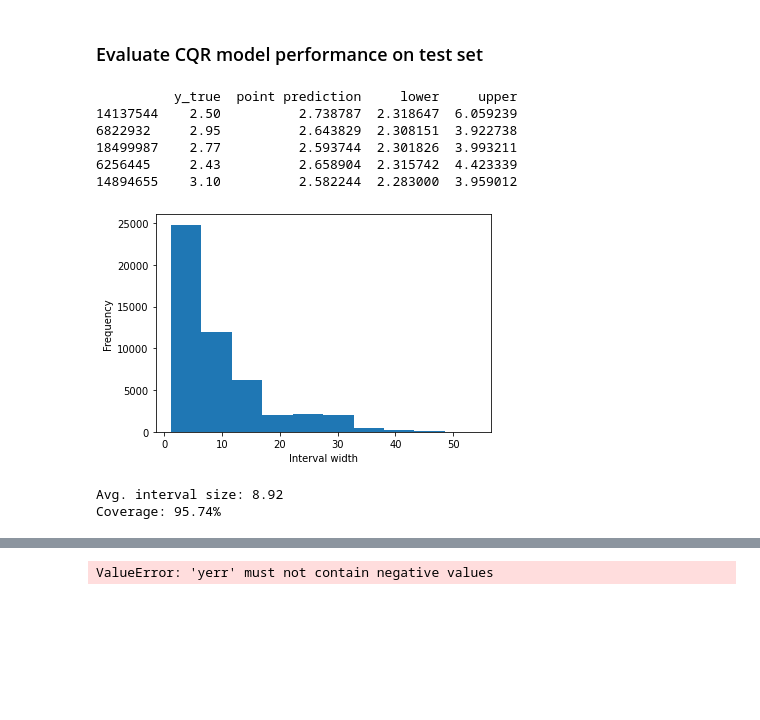
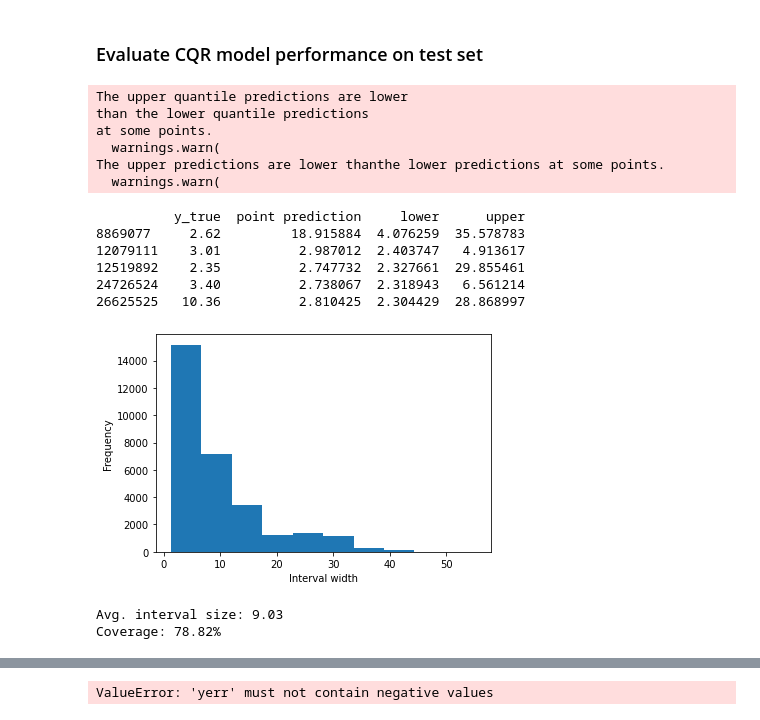
Before and after one commit to Geethen/GEEConformal, a Jupyter notebook: example_usuage/GEDI/NB2_ModelSelection.ipynb, the cells around one changed output, grey strips where cells are left out. Saved outputs shown, nothing was run; the diff lists cells and outputs as text; code cells hidden in the pictures; blank space fills up the shorter version.

```diff
--- a/example_usuage/GEDI/NB2_ModelSelection.ipynb
+++ b/example_usuage/GEDI/NB2_ModelSelection.ipynb
@@ -554,45 +578,51 @@ y_test = pd.read_feather(os.path.join(base_directory,"test.feather"), columns =
 # mapie = load(r'C:\Users\coach\myfiles\postdoc\Uncertainty\models\CQR_GEDIHeight07122023.joblib')
 
 # Take a sample of the test set - faster
-# nSamples = 30000
+nSamples = 300000
 # make predictions
-y_pred, y_pis = mapie.predict(X_test)#.sample(nSamples, random_state=44)
+y_pred, y_pis = mapie.predict(X_test.sample(nSamples, random_state=44))#
 
 # Create a dataframe of results
-predictions = y_test.copy()#.sample(nSamples)
+predictions = y_test.copy().sample(nSamples)
 predictions.columns = ['y_true']
 predictions["point prediction"] = y_pred
 predictions["lower"] = y_pis.reshape(-1,2)[:,0]
 predictions[predictions["lower"]<0]=0
 predictions["upper"] = y_pis.reshape(-1,2)[:,1]
 predictions[predictions["upper"]<0]=0
 # take a quick look
 print(predictions.head())
 
 # Compute the distances of upper and lower bounds
 widths = y_pis[:,1] - y_pis[:,0]
 plt.hist(widths)
 # Label the x-axis
 plt.xlabel("Interval width")
 # Label the y-axis
 plt.ylabel("Frequency")
 plt.show()
 
 # Compute evaluation scores- average width and marginal coverage
 size = regression_mean_width_score(y_pis[:,0], y_pis[:,1])
 print("Avg. interval size: {:.2f}".format(size))
 cov = regression_coverage_score(predictions['y_true'], y_pis[:,0], y_pis[:,1])
 print("Coverage: {:.2%}".format(cov))
 # %% [output]
-          y_true  point prediction     lower     upper
-14137544    2.50          2.738787  2.318647  6.059239
-6822932     2.95          2.643829  2.308151  3.922738
-18499987    2.77          2.593744  2.301826  3.993211
-6256445     2.43          2.658904  2.315742  4.423339
-14894655    3.10          2.582244  2.283000  3.959012
+The upper quantile predictions are lower
+than the lower quantile predictions
+at some points.
+  warnings.warn(
+The upper predictions are lower thanthe lower predictions at some points.
+  warnings.warn(
+          y_true  point prediction     lower      upper
+8869077     2.62         18.915884  4.076259  35.578783
+12079111    3.01          2.987012  2.403747   4.913617
+12519892    2.35          2.747732  2.327661  29.855461
+24726524    3.40          2.738067  2.318943   6.561214
+26625525   10.36          2.810425  2.304429  28.868997
-[figure, old version]
+[figure, new version]
-Avg. interval size: 8.92
-Coverage: 95.74%
+Avg. interval size: 9.03
+Coverage: 78.82%
 # %%
 # Histogram plot of the predictions with the reference values
 plt.hist(predictions['y_true'], bins=40)
```
Also changed, not shown: parts of 3 cells of this notebook.
